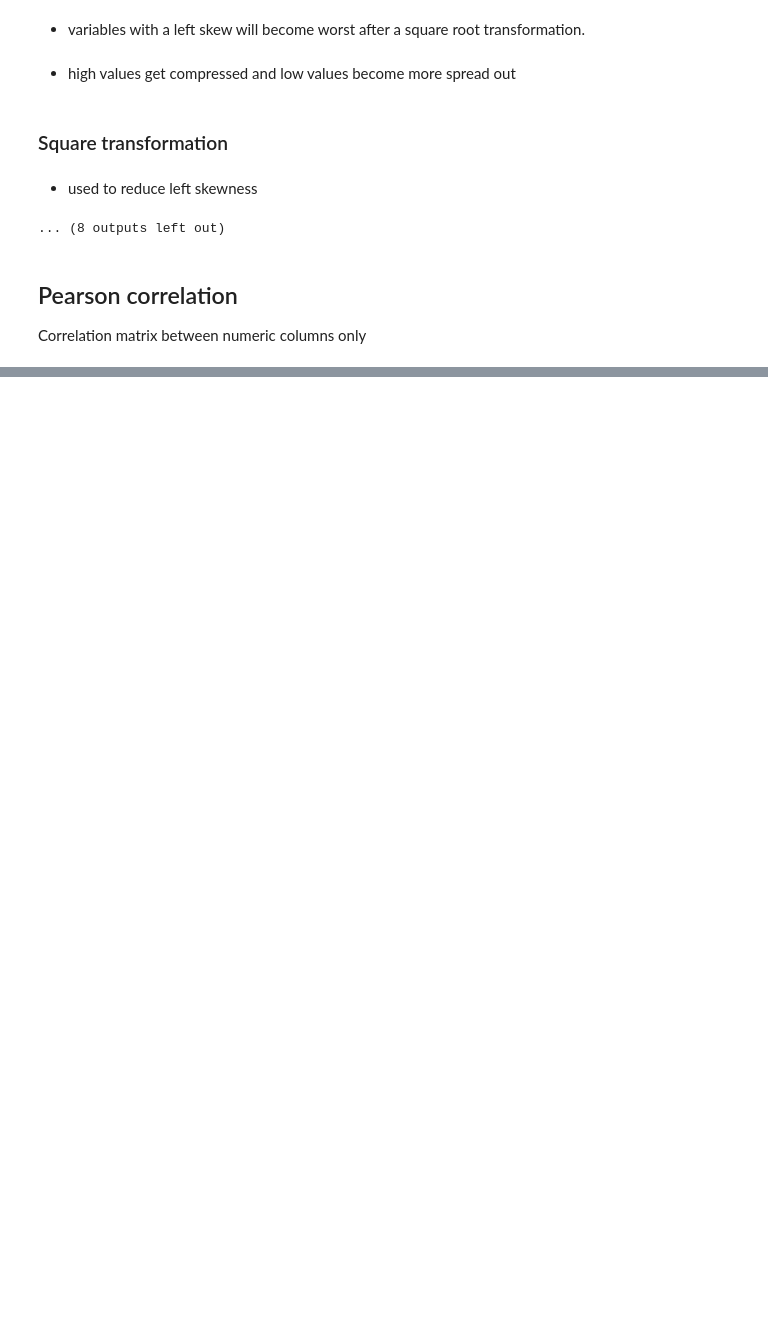
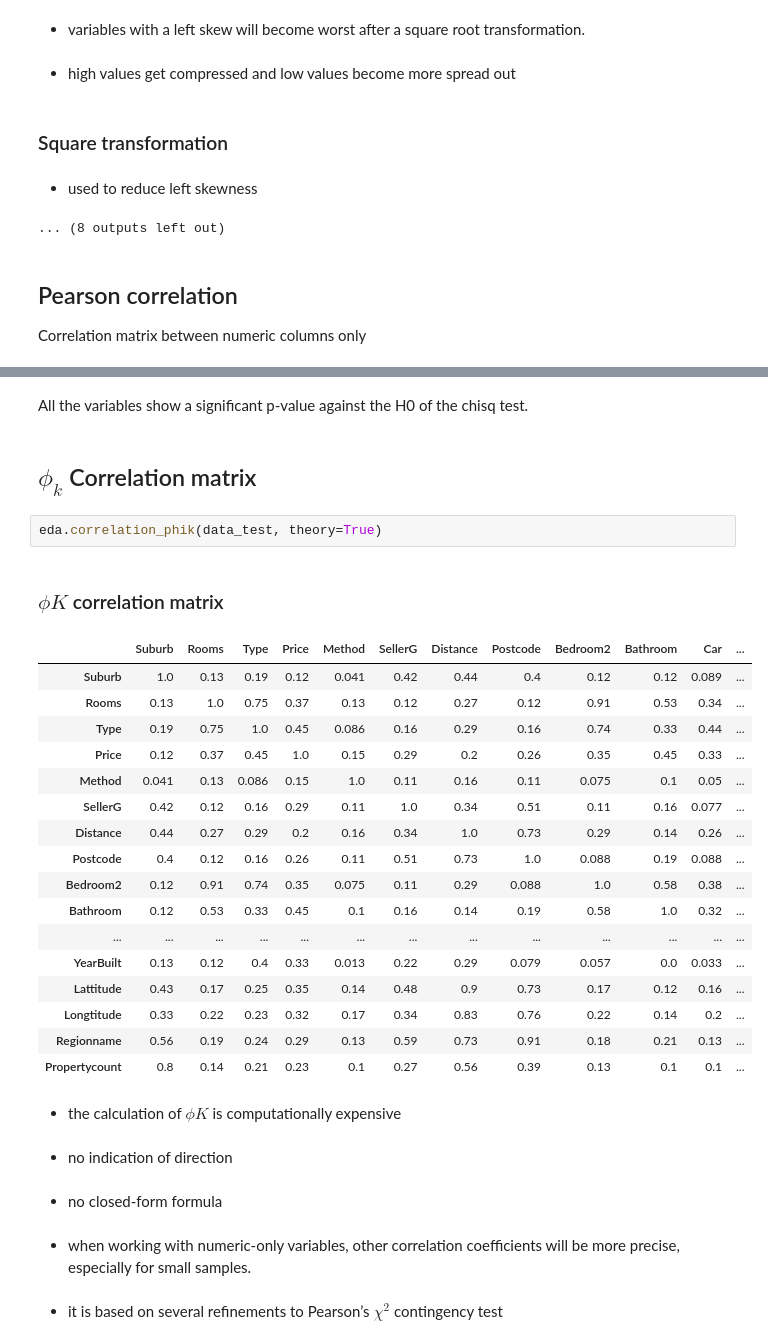
Before and after one commit to marcosalvalaggio/edamame, a Jupyter notebook: notebooks/eda_example.ipynb, the cells around one changed output, grey strips where cells are left out. Drawn from its saved outputs; the diff is of its cells as text; blank space fills up the shorter version.

```diff
--- a/notebooks/eda_example.ipynb
+++ b/notebooks/eda_example.ipynb
@@ -448,0 +465,30 @@ eda.correlation_pearson(data_test, threshold=0.7)
+# %% [markdown]
+All the variables show a significant p-value against the H0 of the chisq test.
+# %% [markdown]
+## $\phi_k$ Correlation matrix <a class="anchor" id="phik"></a>
+# %%
+eda.correlation_phik(data_test, theory=True)
+# %% [output]
+### $\phi K$ correlation matrix
+|  | Suburb | Rooms | Type | Price | Method | SellerG | Distance | Postcode | Bedroom2 | Bathroom | Car | ... |
+| Suburb | 1.0 | 0.13 | 0.19 | 0.12 | 0.041 | 0.42 | 0.44 | 0.4 | 0.12 | 0.12 | 0.089 | ... |
+| Rooms | 0.13 | 1.0 | 0.75 | 0.37 | 0.13 | 0.12 | 0.27 | 0.12 | 0.91 | 0.53 | 0.34 | ... |
+| Type | 0.19 | 0.75 | 1.0 | 0.45 | 0.086 | 0.16 | 0.29 | 0.16 | 0.74 | 0.33 | 0.44 | ... |
+| Price | 0.12 | 0.37 | 0.45 | 1.0 | 0.15 | 0.29 | 0.2 | 0.26 | 0.35 | 0.45 | 0.33 | ... |
+| Method | 0.041 | 0.13 | 0.086 | 0.15 | 1.0 | 0.11 | 0.16 | 0.11 | 0.075 | 0.1 | 0.05 | ... |
+| SellerG | 0.42 | 0.12 | 0.16 | 0.29 | 0.11 | 1.0 | 0.34 | 0.51 | 0.11 | 0.16 | 0.077 | ... |
+| Distance | 0.44 | 0.27 | 0.29 | 0.2 | 0.16 | 0.34 | 1.0 | 0.73 | 0.29 | 0.14 | 0.26 | ... |
+| Postcode | 0.4 | 0.12 | 0.16 | 0.26 | 0.11 | 0.51 | 0.73 | 1.0 | 0.088 | 0.19 | 0.088 | ... |
+| Bedroom2 | 0.12 | 0.91 | 0.74 | 0.35 | 0.075 | 0.11 | 0.29 | 0.088 | 1.0 | 0.58 | 0.38 | ... |
+| Bathroom | 0.12 | 0.53 | 0.33 | 0.45 | 0.1 | 0.16 | 0.14 | 0.19 | 0.58 | 1.0 | 0.32 | ... |
+| ... | ... | ... | ... | ... | ... | ... | ... | ... | ... | ... | ... | ... |
+| YearBuilt | 0.13 | 0.12 | 0.4 | 0.33 | 0.013 | 0.22 | 0.29 | 0.079 | 0.057 | 0.0 | 0.033 | ... |
+| Lattitude | 0.43 | 0.17 | 0.25 | 0.35 | 0.14 | 0.48 | 0.9 | 0.73 | 0.17 | 0.12 | 0.16 | ... |
+| Longtitude | 0.33 | 0.22 | 0.23 | 0.32 | 0.17 | 0.34 | 0.83 | 0.76 | 0.22 | 0.14 | 0.2 | ... |
+| Regionname | 0.56 | 0.19 | 0.24 | 0.29 | 0.13 | 0.59 | 0.73 | 0.91 | 0.18 | 0.21 | 0.13 | ... |
+| Propertycount | 0.8 | 0.14 | 0.21 | 0.23 | 0.1 | 0.27 | 0.56 | 0.39 | 0.13 | 0.1 | 0.1 | ... |
+* the calculation of $\phi K$ is computationally expensive
+* no indication of direction
+* no closed-form formula
+* when working with numeric-only variables, other correlation coefficients will be more precise, especially for small samples.
+* it is based on several refinements to Pearson’s $\chi^2$ contingency test
```
Also changed, not shown: parts of 4 cells of this notebook, 2 other files.
